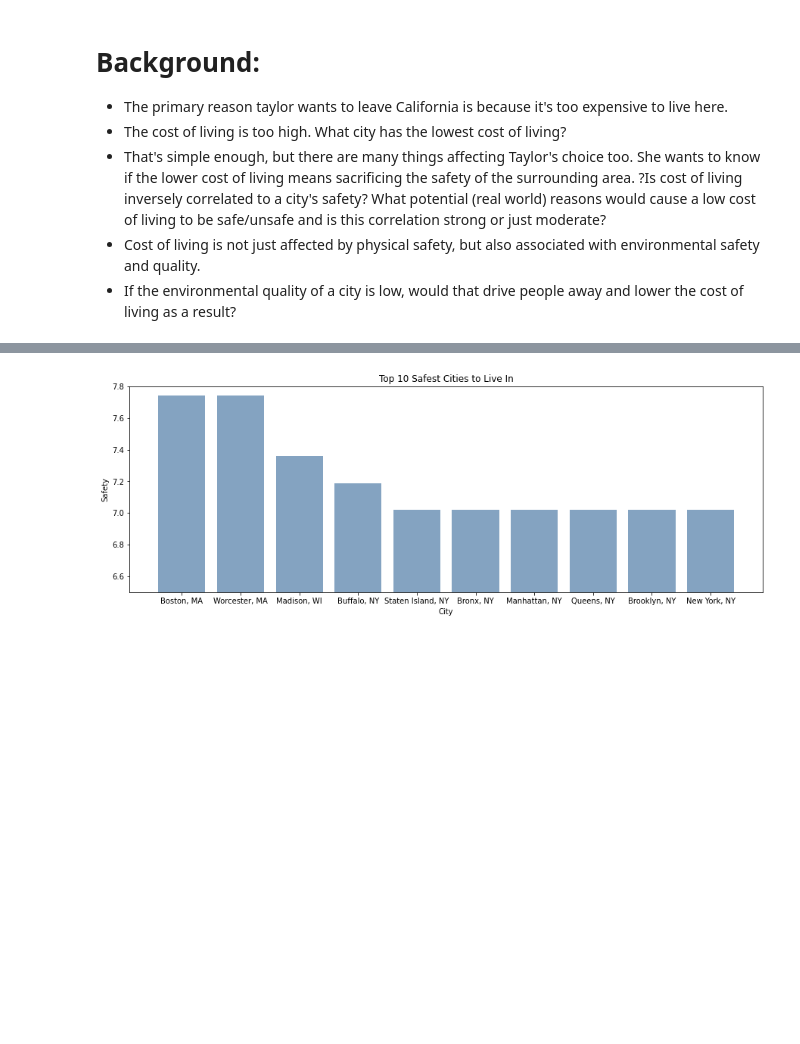
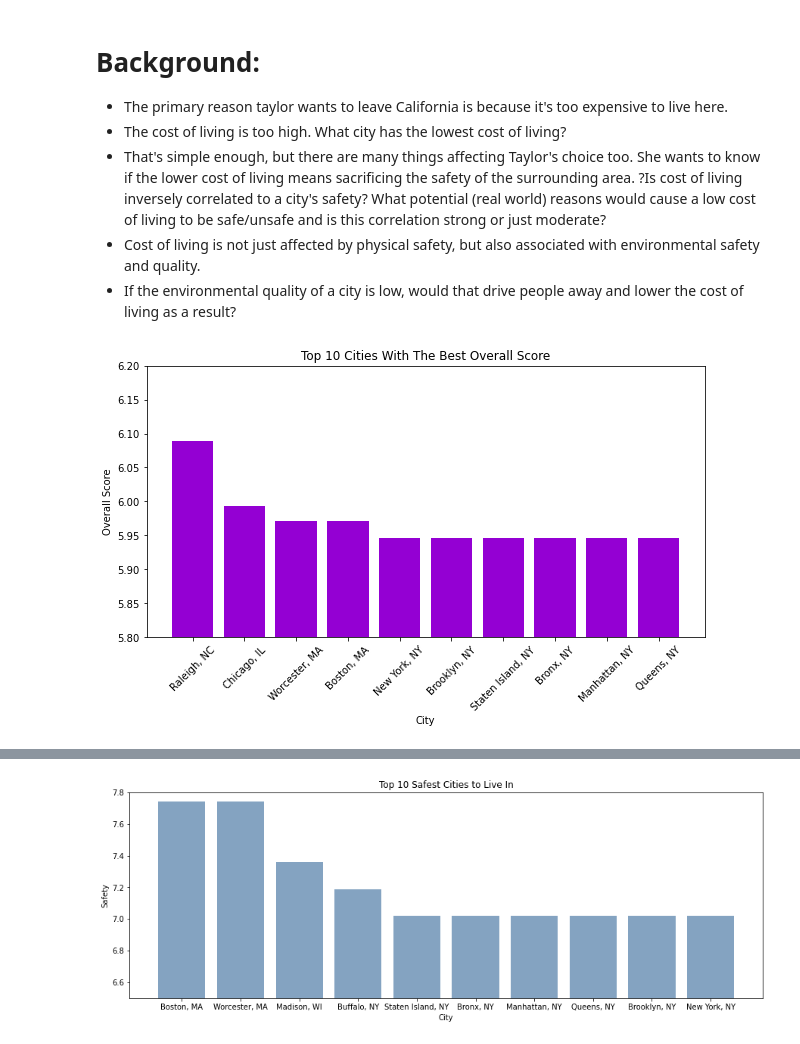
Before and after one commit to mariahart1/project1, a Jupyter notebook: charts.ipynb, the cells around one changed output, grey strips where cells are left out. Saved outputs shown, nothing was run; the diff lists cells and outputs as text; code cells hidden in the pictures; blank space fills up the shorter version.

```diff
--- a/charts.ipynb
+++ b/charts.ipynb
@@ -30,6 +23,23 @@ city_scores
 ?Is cost of living inversely correlated to a city's safety? What potential (real world) reasons would cause a low cost of living to be safe/unsafe and is this correlation strong or just moderate?
 * Cost of living is not just affected by physical safety, but also associated with environmental safety and quality.
 * If the environmental quality of a city is low, would that drive people away and lower the cost of living as a result?
+# %%
+# Top Cities by Overall Score
+top_ov = city_scores.sort_values('Overall', ascending=False).head(10)
+x_axis = np.arange(len(top_ov))
+tick_locations = [value for value in x_axis]
+
+plt.figure(figsize=(10,5)).patch.set_facecolor('white')
+plt.bar(top_ov['City'],top_ov['Overall'],align="center",color='darkviolet')
+plt.title("Top 10 Cities With The Best Overall Score")
+plt.ylim(5.8,6.2)
+plt.xlabel('City')
+plt.ylabel('Overall Score')
+plt.xticks(tick_locations, top_ov["City"], rotation=45)
+plt.savefig("Images/Top10overall.png", bbox_inches="tight")
+plt.show()
+# %% [output]
+[figure, added]
 # %%
 # Environmental Quality Chart
 top_env = city_scores.sort_values('Environmental Quality', ascending=False).head(5)
```
Also changed, not shown: parts of 7 cells of this notebook.
